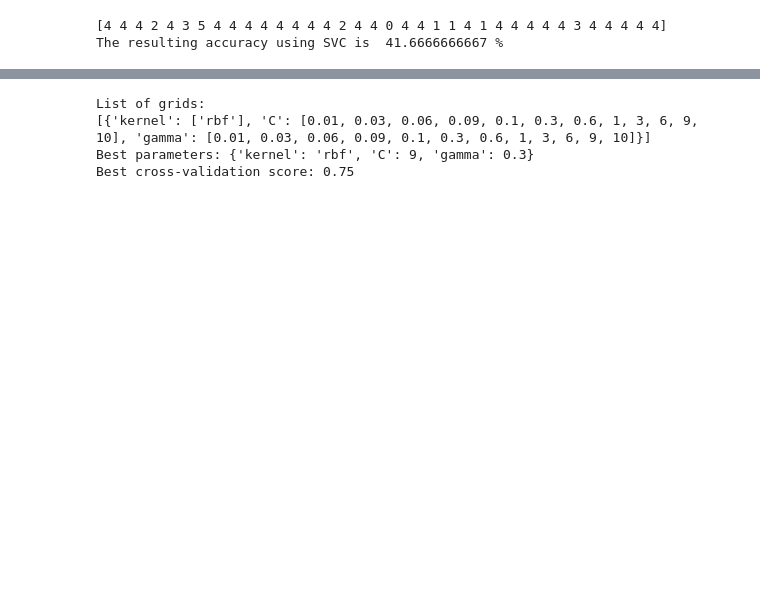
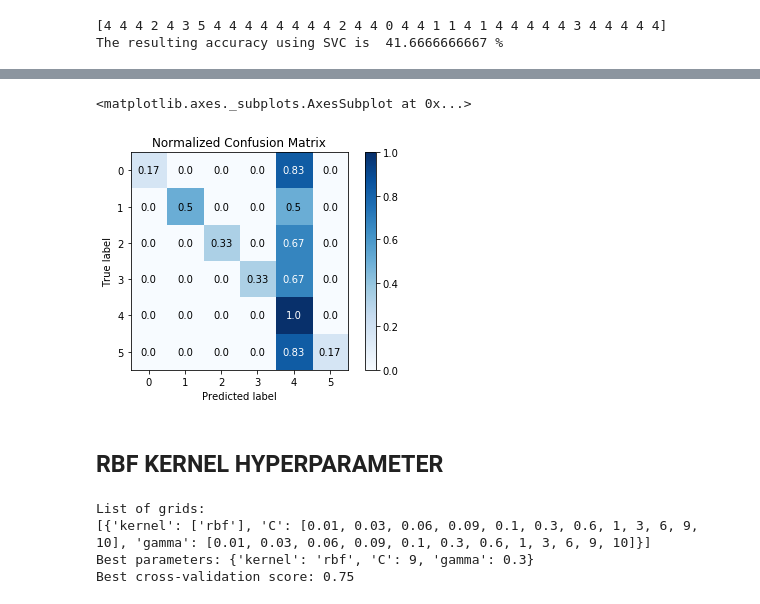
Before and after one commit to jbkalit/Sentiment-Analysis-Final-Project, a Jupyter notebook: Final Project.ipynb, the cells around one changed output, grey strips where cells are left out. Cells and saved outputs as stored; diff of their text form; code cells hidden in the pictures; blank space fills up the shorter version.

```diff
--- a/Final Project II.ipynb
+++ b/Final Project.ipynb
@@ -534,3 +535,11 @@ The resulting accuracy using SVC is  41.6666666667 %
+# %%
+import scikitplot as skplt
+skplt.metrics.plot_confusion_matrix(data_sample.emotion, predicted, normalize=True)
+# %% [output]
+<matplotlib.axes._subplots.AxesSubplot at 0x...>
+[figure, added]
+# %% [markdown]
+## RBF KERNEL HYPERPARAMETER
 # %%
 from sklearn.model_selection import GridSearchCV
 from sklearn.model_selection import RandomizedSearchCV
```
Also changed, not shown: parts of 50 cells of this notebook.
